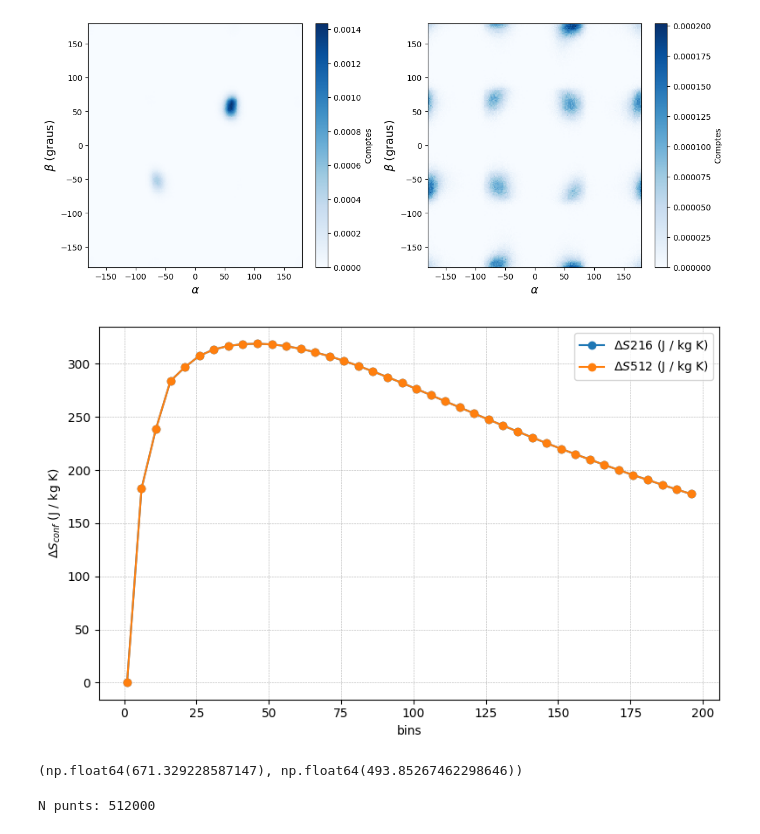
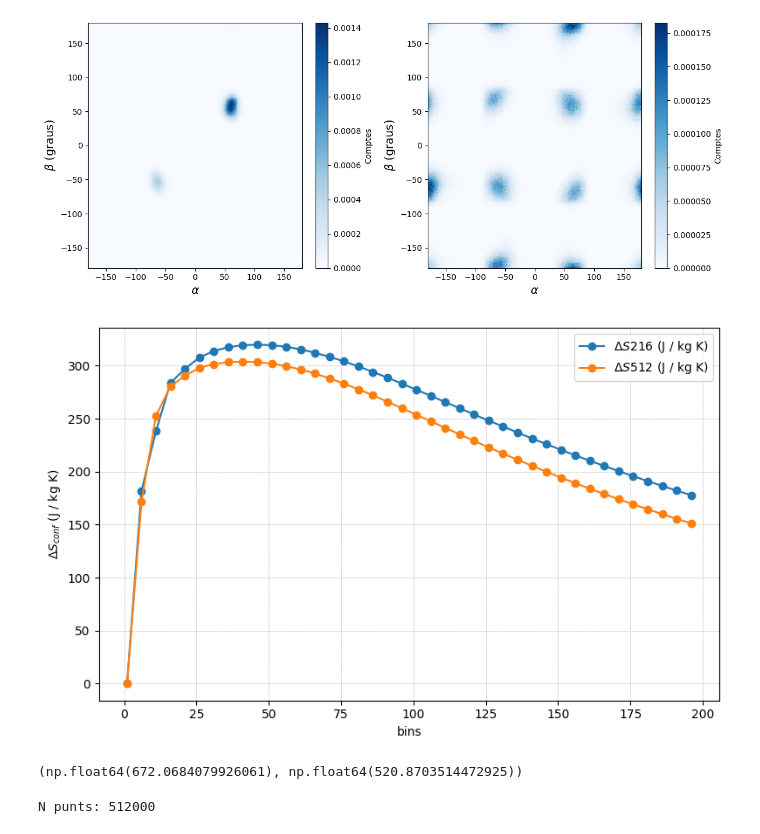
Before and after one commit to aressanu/ENTROPIES-25, a Jupyter notebook: PG.ipynb, the cells around one changed output. Cells and saved outputs as stored; diff of their text form; code cells hidden in the pictures.

```diff
--- a/PG.ipynb
+++ b/PG.ipynb
@@ -21,7 +21,7 @@ else:
 
 parelles = {
     1:    (370, 375),
-    1000: (380, 385),
+    1000: (375, 380),
     2000: (390, 395),
     3000: (395, 400),
     4000: (410, 415),
@@ -394,9 +317,8 @@ def compare_files_2d(file_list,
 
 compare_files_2d([nou_abans(1),nou_despres(1)])
 # %% [output]
-[figure, old version]
+[figure, new version]
 # %%
-
 
 def compare_entropy_by_bins(bins_list,
                              file_216_a, file_216_b,
@@ -451,37 +373,37 @@ def compare_entropy_by_bins2(bins_list,
 
     S216, S512 = np.array(S216), np.array(S512)
 
 
     plt.figure(figsize=(8, 5))
     plt.plot(bins_list, S216, '-o', label='216')
     plt.plot(bins_list, S512, '-o', label='512')
     plt.xlabel('bins')
     plt.ylabel(ylabel)
     plt.legend()
     plt.grid(True, ls='--', lw=0.4)
     plt.tight_layout()
     plt.show()
 
     return S216, S512
 
 bins_list = np.arange(1, 200, 5)
 #bins_list = np.arange(350, 351, 100)
 
 P = 1
 file_216_b = nou_abans(P)
 file_216_a = nou_despres(P)
-file_512_b = nou_abans(P)
-file_512_a = nou_despres(P)
+file_512_b = "/home/aressanuy/Desktop/doc/NPG/entropianou/nou/ang_ori_300_1_2.dat"
+file_512_a = "/home/aressanuy/Desktop/doc/NPG/entropianou/nou/ang_ori_305_1_2.dat"
 #file_512_b = "/home/aressanuy/Desktop/doc/NPG/entropianou/ang_fix_NPG_300.dat"
 #file_512_a = "/home/aressanuy/Desktop/doc/NPG/entropianou/ang_fix_NPG_305.dat"
 
 
 # Amb entropy_conf
 compare_entropy_by_bins(bins_list, file_216_a, file_216_b, file_512_a, file_512_b, entropy_fn=entropy_ori, ylabel=r'$\Delta S_{conf}$ (J / kg K)')
 #compare_entropy_by_bins2(bins_list, file_216_a, file_216_b, file_512_a, file_512_b, entropy_fn=calcula_entropia, ylabel=r'$\Delta S_{conf}$ (J / kg K)')
 # %% [output]
-[figure, old version]
+[figure, new version]
-(np.float64(671.329228587147), np.float64(493.85267462298646))
+(np.float64(672.0684079926061), np.float64(520.8703514472925))
 # %%
 def entropy_ori_with_error(fname, bins=70):
     """Entropia orientacional + error estadístic."""
```
Also changed, not shown: parts of 5 cells of this notebook.
